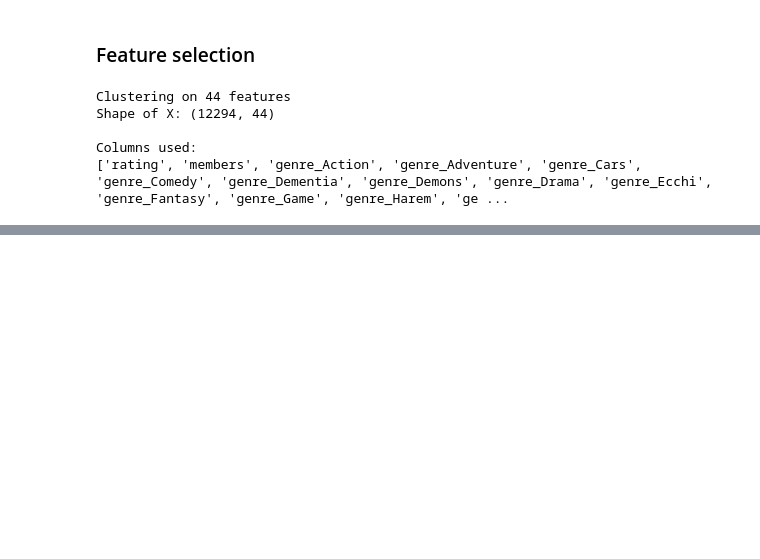
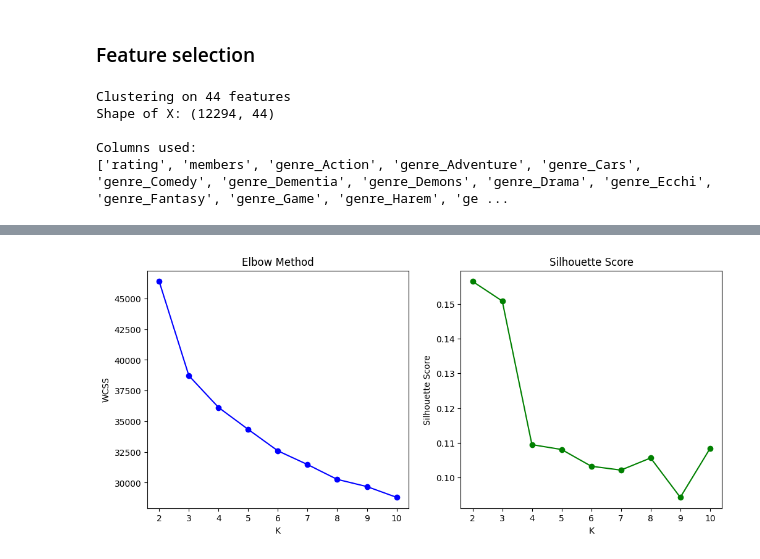
Before and after one commit to kaoutherbensaddek/anime-data-mining, a Jupyter notebook: notebooks/04_clustering.ipynb, the cells around one changed output, grey strips where cells are left out. Drawn from its saved outputs; the diff is of its cells as text; code cells hidden in the pictures; blank space fills up the shorter version.

```diff
--- a/notebooks/04_clustering.ipynb
+++ b/notebooks/04_clustering.ipynb
@@ -62,0 +123,15 @@ Columns used:
+# %%
+plt.figure(figsize=(12,5))
+plt.subplot(1,2,1)
+plt.plot(K_range, wcss, 'o-', color='blue')
+plt.title("Elbow Method")
+plt.xlabel("K")
+plt.ylabel("WCSS")
+plt.subplot(1,2,2)
+plt.plot(K_range, sil_scores, 'o-', color='green')
+plt.title("Silhouette Score")
+plt.xlabel("K")
+plt.ylabel("Silhouette Score")
+plt.show()
+# %% [output]
+[figure, added]
```
Also changed, not shown: parts of 12 cells of this notebook, 6 other files.
